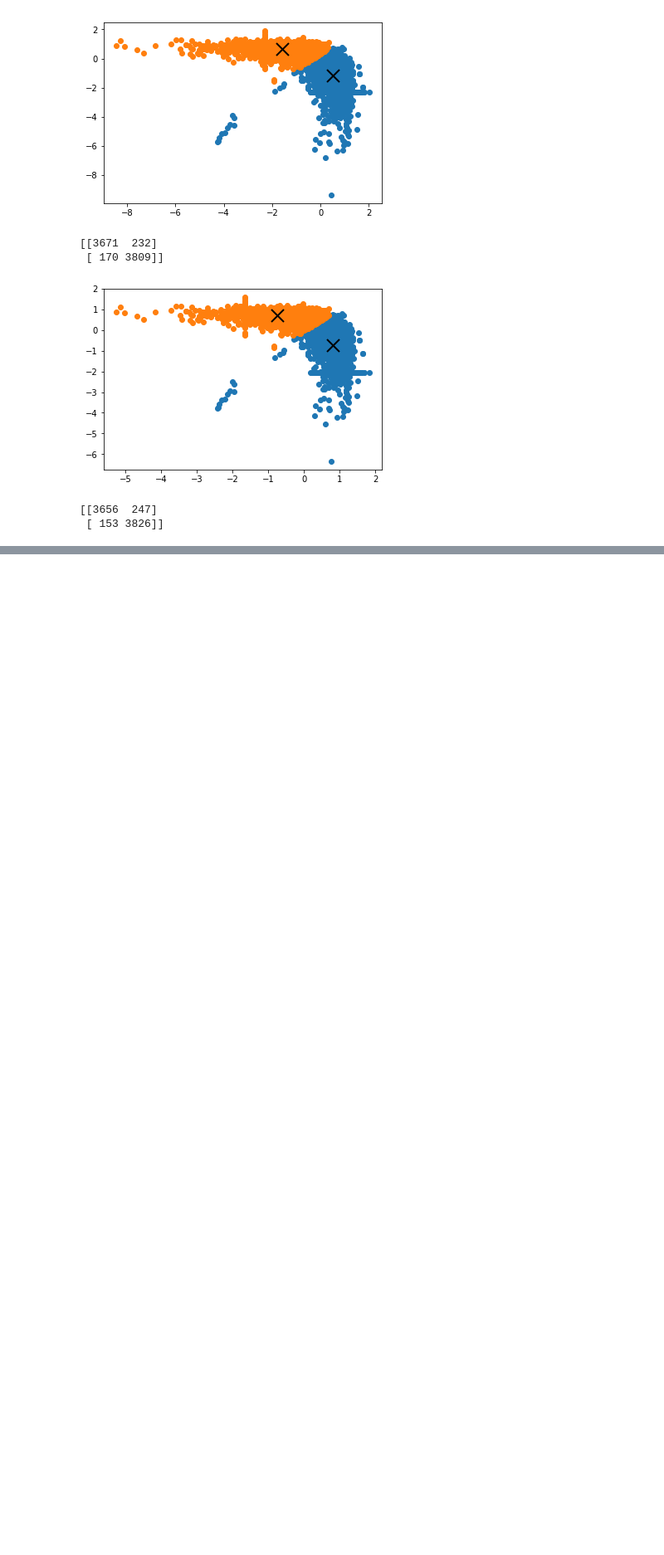
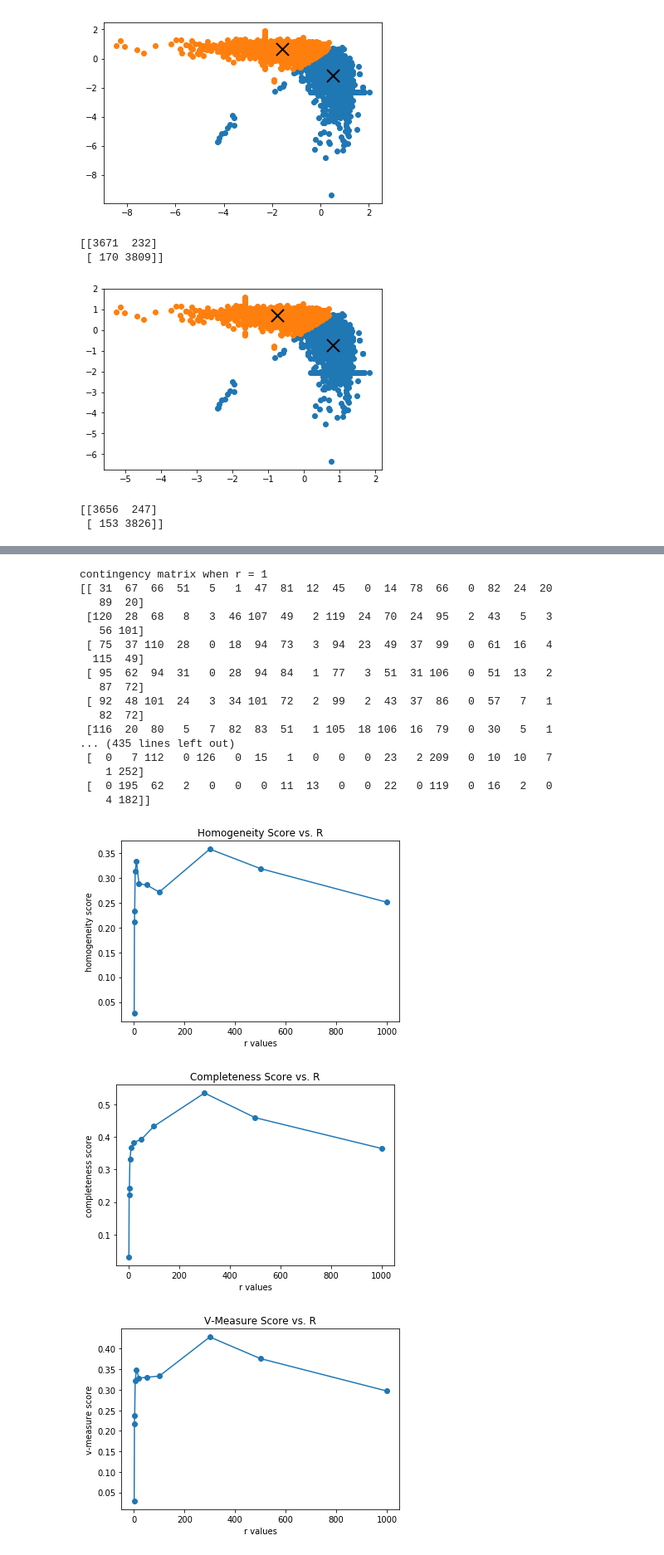
Before and after one commit to zxxia/ECE219-Large-Scale-Data-Mining, a Jupyter notebook: Project2/ee219_project2.ipynb, the cells around one changed output, grey strips where cells are left out. Shown at 83% size. Cells and saved outputs as stored; diff of their text form; code cells hidden in the pictures; blank space fills up the shorter version.

```diff
--- a/Project2/ee219_project2.ipynb
+++ b/Project2/ee219_project2.ipynb
@@ -402,0 +460,10 @@ print(confusionmatrix)
+# %%
+confusionmatrix, scores = get_kmeans_results (tfidf, targets, 20)
+print("contingency matrix:")
+print(confusionmatrix)
+
+print("Homogeneity: %f" % scores['Homogeneity'])
+print("Completeness: %f" % scores['Completeness'])
+print("V-measure: %f" % scores['V-measure'])
+print("Adjusted Rand Score: %f" % scores['Adjusted Rand Score'])
+print("Adjusted Mutual Info Score: %f" % scores['Adjusted Mutual Info Score'])
@@ -402,0 +502,70 @@ print(confusionmatrix)
+# %%
+# (b) find best r using SVD
+
+r_list = [1, 2, 3, 5, 10, 20, 50, 100, 300, 500, 1000]
+homogeneity = []
+completeness = []
+v_measure = []
+adjusted_rand = []
+adjusted_mutual_info = []
+for r in r_list:
+    features = TruncatedSVD(n_components=r, random_state=42).fit_transform(tfidf)
+    contingency_matrix, scores = get_kmeans_results (features, targets, 20)
+    print("contingency matrix when r =", r)
+    print(contingency_matrix)
+    homogeneity.append(scores['Homogeneity'])
+    completeness.append(scores['Completeness'])
+    v_measure.append(scores['V-measure'])
+    adjusted_rand.append(scores['Adjusted Rand Score'])
+    adjusted_mutual_info.append(scores['Adjusted Mutual Info Score'])
+
+plt.plot(r_list, homogeneity, '-o')
+plt.xlabel('r values')
+plt.ylabel('homogeneity score')
+plt.title('Homogeneity Score vs. R')
+plt.show()
+
+plt.plot(r_list, completeness, '-o')
+plt.xlabel('r values')
+plt.ylabel('completeness score')
+plt.title('Completeness Score vs. R')
+plt.show()
+
+plt.plot(r_list, v_measure, '-o')
+plt.xlabel('r values')
+plt.ylabel('v-measure score')
+plt.title('V-Measure Score vs. R')
+plt.show()
+
+plt.plot(r_list, adjusted_rand, '-o')
+plt.xlabel('r values')
+plt.ylabel('adjusted rand score')
+plt.title('Adjusted Rand Score vs. R')
+plt.show()
+
+plt.plot(r_list, adjusted_mutual_info, '-o')
+plt.xlabel('r values')
+plt.ylabel('adjusted mutual info score')
+plt.title('Adjusted Mutual Info Score vs. R')
+plt.show()
+# %% [output]
+contingency matrix when r = 1
+[[ 31  67  66  51   5   1  47  81  12  45   0  14  78  66   0  82  24  20
+   89  20]
+ [120  28  68   8   3  46 107  49   2 119  24  70  24  95   2  43   5   3
+   56 101]
+ [ 75  37 110  28   0  18  94  73   3  94  23  49  37  99   0  61  16   4
+  115  49]
+ [ 95  62  94  31   0  28  94  84   1  77   3  51  31 106   0  51  13   2
+   87  72]
+ [ 92  48 101  24   3  34 101  72   2  99   2  43  37  86   0  57   7   1
+   82  72]
+ [116  20  80   5   7  82  83  51   1 105  18 106  16  79   0  30   5   1
+... (435 lines left out)
+ [  0   7 112   0 126   0  15   1   0   0   0  23   2 209   0  10  10   7
+    1 252]
+ [  0 195  62   2   0   0   0  11  13   0   0  22   0 119   0  16   2   0
+    4 182]]
+[figure, added]
+[figure, added]
+[figure, added]
```
Also changed, not shown: parts of 16 cells of this notebook.
